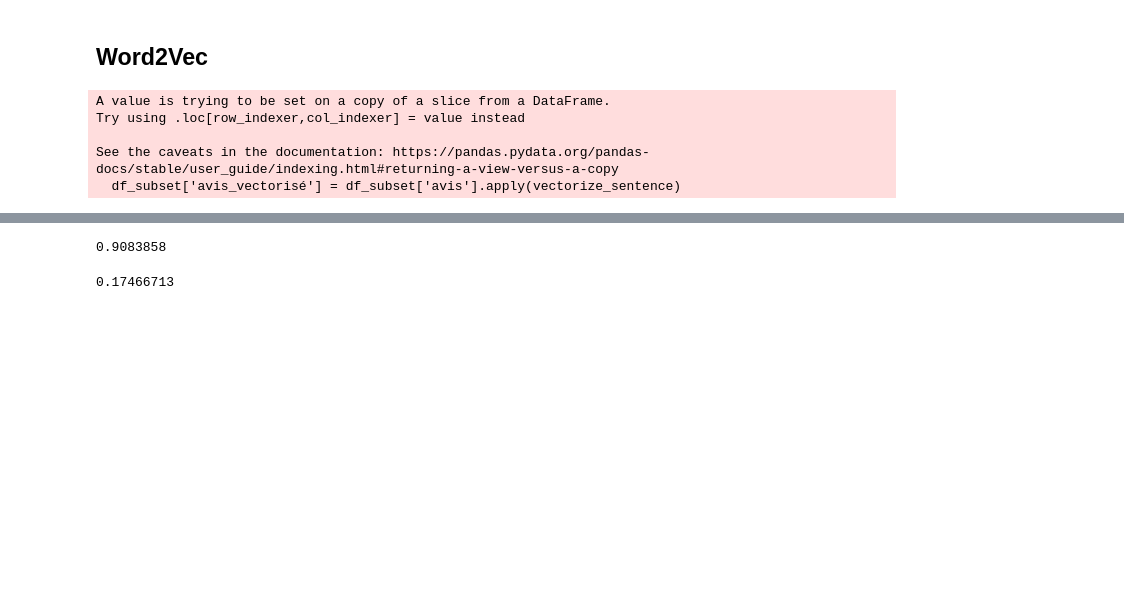
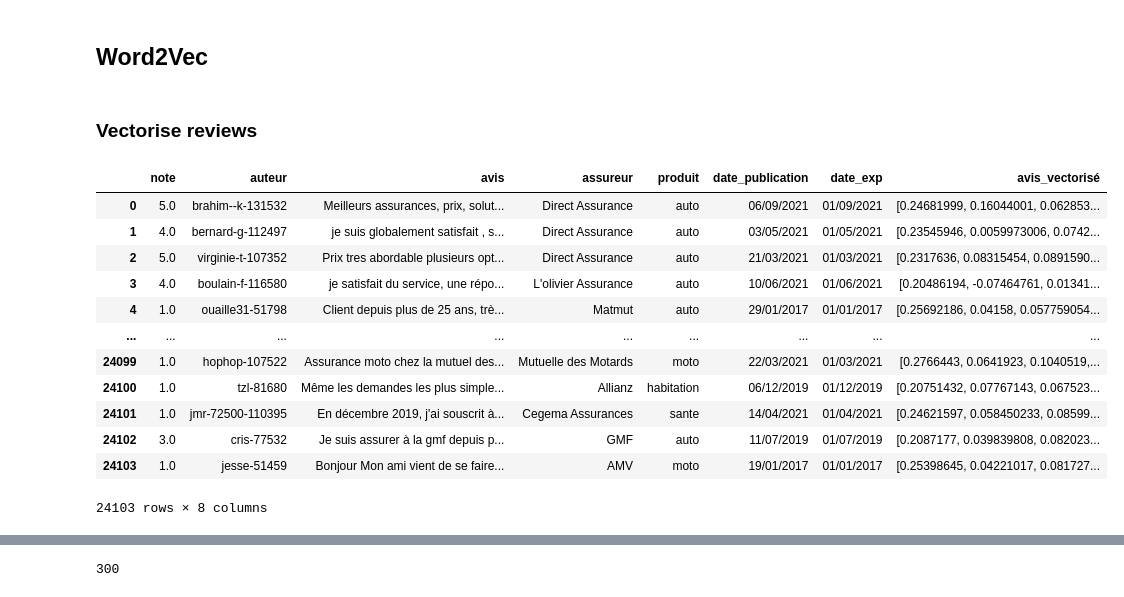
Before and after one commit to lucasartaud/Machine_Learning_for_NLP_Project2, a Jupyter notebook: Artaud_Sivasubramaniam_DIA1_project2.ipynb, the cells around one changed output, grey strips where cells are left out. Cells and saved outputs as stored; diff of their text form; code cells hidden in the pictures; blank space fills up the shorter version.

Commit message:
Word2Vec Training

```diff
--- a/Artaud_Sivasubramaniam_DIA1_project2.ipynb
+++ b/Artaud_Sivasubramaniam_DIA1_project2.ipynb
@@ -232,6 +236,8 @@ See the caveats in the documentation: https://pandas.pydata.org/pandas-docs/stab
 | 9 | 1.0 | rezo31-62544 | GENERALI ASSURANCES VIE PATRIMOIN... | Generali | vie | 21/03/2018 | 01/03/2018 | Generali ASSURANCES VIE PATRIMOIN... | GENERALI INSURANCE LIFE HERITAGE ... | ... |
 # %% [markdown]
 ## Word2Vec
+# %% [markdown]
+### Vectorise reviews
 # %%
 word2vec_model = KeyedVectors.load_word2vec_format(hf_hub_download(repo_id="Word2vec/wikipedia2vec_frwiki_20180420_300d", filename="frwiki_20180420_300d.txt"))
 # %%
@@ -243,11 +249,19 @@ def vectorize_sentence(sentence):
     else:
         return None
 # %%
-df_subset['avis_vectorisé'] = df_subset['avis'].apply(vectorize_sentence)
-df_subset
+df['avis_vectorisé'] = df['avis'].apply(vectorize_sentence)
+df
 # %% [output]
+|  | note | auteur | avis | assureur | produit | date_publication | date_exp | avis_vectorisé |
+| 0 | 5.0 | brahim--k-131532 | Meilleurs assurances, prix, solut... | Direct Assurance | auto | 06/09/2021 | 01/09/2021 | [0.24681999, 0.16044001, 0.062853... |
+| 1 | 4.0 | bernard-g-112497 | je suis globalement satisfait , s... | Direct Assurance | auto | 03/05/2021 | 01/05/2021 | [0.23545946, 0.0059973006, 0.0742... |
+| 2 | 5.0 | virginie-t-107352 | Prix tres abordable plusieurs opt... | Direct Assurance | auto | 21/03/2021 | 01/03/2021 | [0.2317636, 0.08315454, 0.0891590... |
+| 3 | 4.0 | boulain-f-116580 | je satisfait du service, une répo... | L'olivier Assurance | auto | 10/06/2021 | 01/06/2021 | [0.20486194, -0.07464761, 0.01341... |
+| 4 | 1.0 | ouaille31-51798 | Client depuis plus de 25 ans, trè... | Matmut | auto | 29/01/2017 | 01/01/2017 | [0.25692186, 0.04158, 0.057759054... |
+| ... | ... | ... | ... | ... | ... | ... | ... | ... |
+| 24099 | 1.0 | hophop-107522 | Assurance moto chez la mutuel des... | Mutuelle des Motards | moto | 22/03/2021 | 01/03/2021 | [0.2766443, 0.0641923, 0.1040519,... |
+| 24100 | 1.0 | tzl-81680 | Même les demandes les plus simple... | Allianz | habitation | 06/12/2019 | 01/12/2019 | [0.20751432, 0.07767143, 0.067523... |
+| 24101 | 1.0 | jmr-72500-110395 | En décembre 2019, j'ai souscrit à... | Cegema Assurances | sante | 14/04/2021 | 01/04/2021 | [0.24621597, 0.058450233, 0.08599... |
+| 24102 | 3.0 | cris-77532 | Je suis assurer à la gmf depuis p... | GMF | auto | 11/07/2019 | 01/07/2019 | [0.2087177, 0.039839808, 0.082023... |
+| 24103 | 1.0 | jesse-51459 | Bonjour Mon ami vient de se faire... | AMV | moto | 19/01/2017 | 01/01/2017 | [0.25398645, 0.04221017, 0.081727... |
-A value is trying to be set on a copy of a slice from a DataFrame.
-Try using .loc[row_indexer,col_indexer] = value instead
-
-See the caveats in the documentation: https://pandas.pydata.org/pandas-docs/stable/user_guide/indexing.html#returning-a-view-versus-a-copy
-  df_subset['avis_vectorisé'] = df_subset['avis'].apply(vectorize_sentence)
+24103 rows × 8 columns
@@ -265,8 +268,4 @@ See the caveats in the documentation: https://pandas.pydata.org/pandas-docs/stab
-# %%
-word2vec_model.similarity("bonjour", "bonsoir")
-# %% [output]
-0.9083858
-# %%
-word2vec_model.similarity("table", "poule")
-# %% [output]
-0.17466713
+# %%
+len(df.iloc[8]['avis_vectorisé'])
+# %% [output]
+300
```
Also changed, not shown: parts of 12 cells of this notebook.
